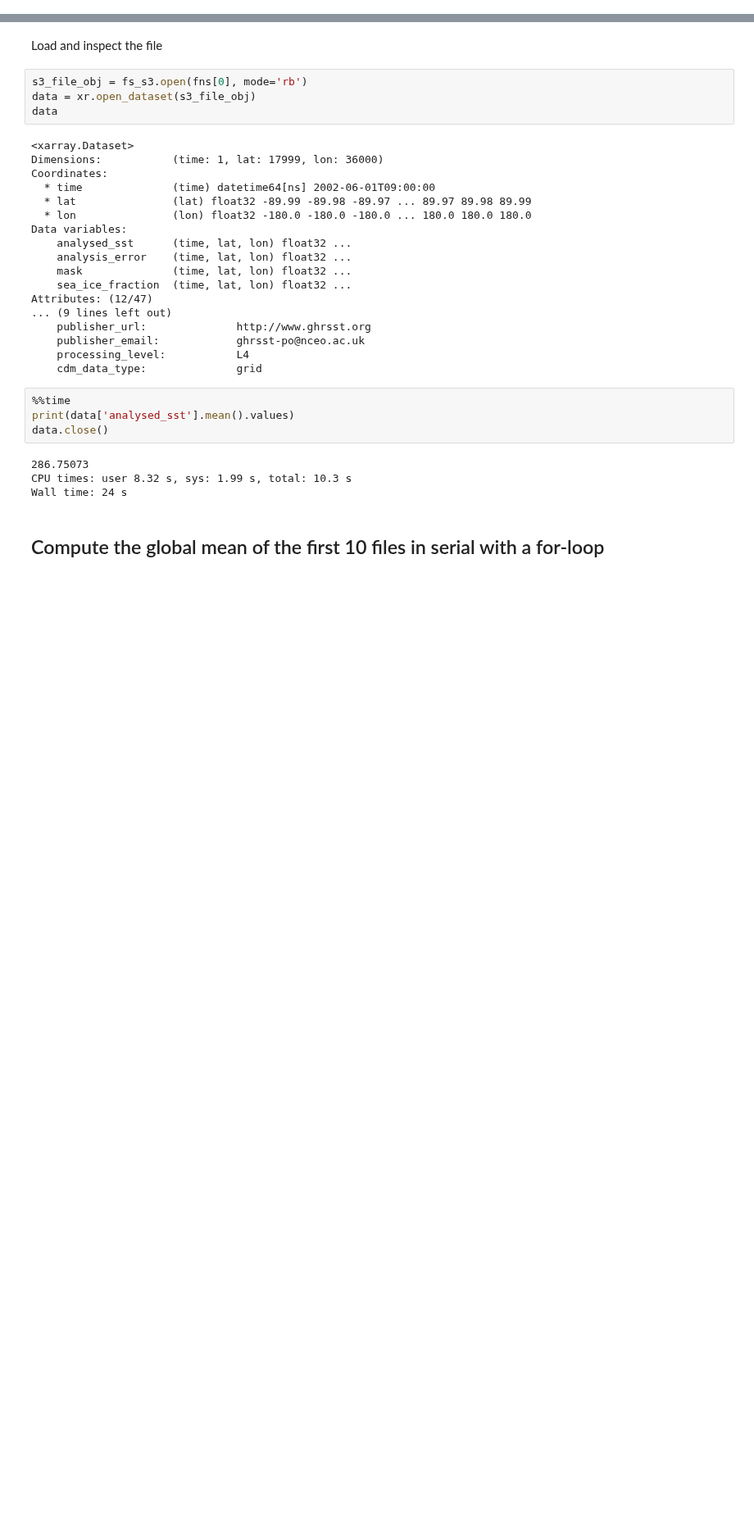
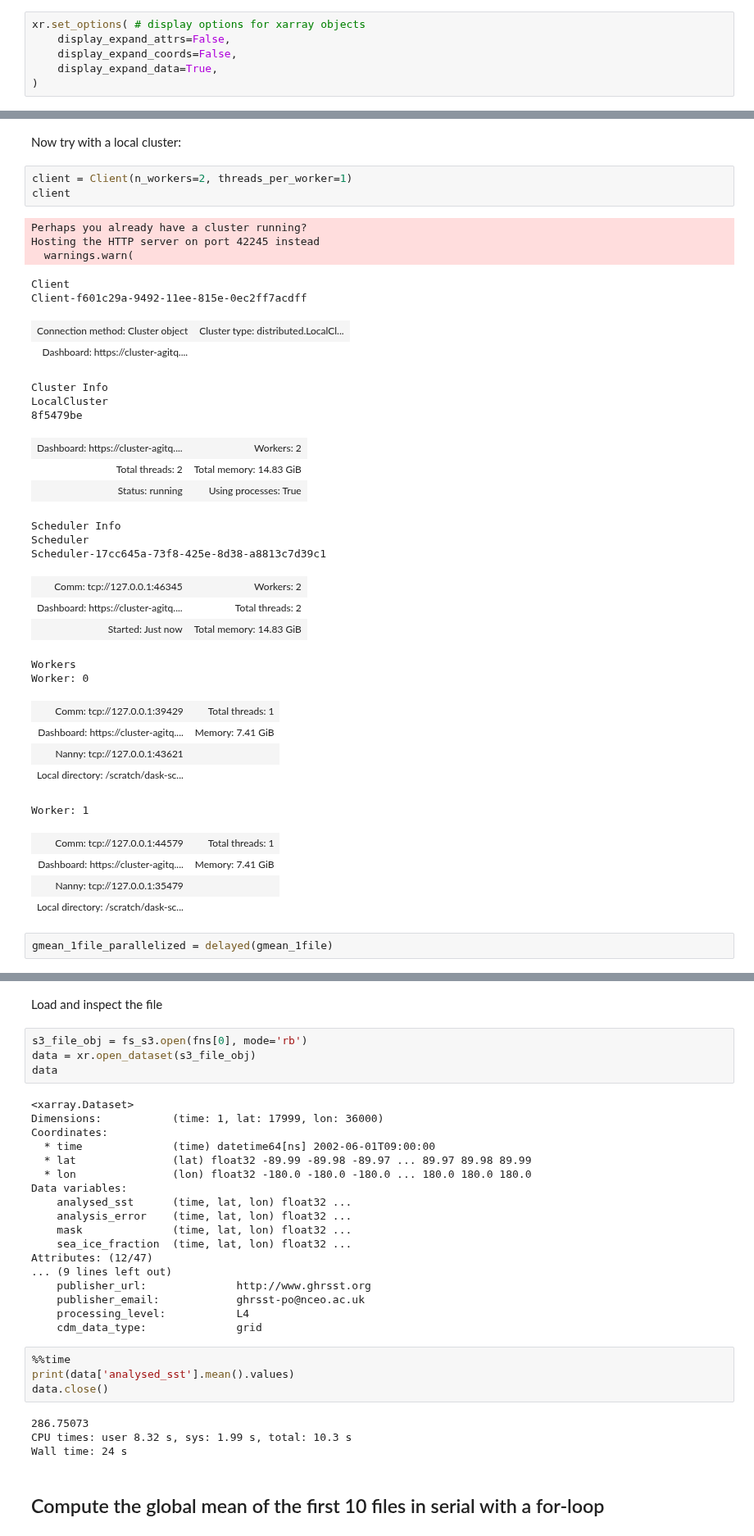
Before and after one commit to DeanHenze/cloud_earthdata, a Jupyter notebook: dask_with_earthdata_starters/basic_dask.ipynb, the cells around one changed output, grey strips where cells are left out. Shown at 82% size. Cells and saved outputs as stored; diff of their text form; blank space fills up the shorter version.

Commit message:
Start example with dask delayed computing global mean SST.

```diff
--- a/dask_with_earthdata_starters/basic_dask.ipynb
+++ b/dask_with_earthdata_starters/basic_dask.ipynb
@@ -37,2 +45,8 @@ from dask.distributed import Client, LocalCluster
 import matplotlib.pyplot as plt
 %matplotlib inline
+# %%
+xr.set_options( # display options for xarray objects
+    display_expand_attrs=False,
+    display_expand_coords=False,
+    display_expand_data=True,
+)
@@ -71,0 +135,38 @@ Example filename:  podaac-ops-cumulus-protected/MUR-JPL-L4-GLOB-v4.1/20020601090
+# %% [markdown]
+Now try with a local cluster:
+# %%
+client = Client(n_workers=2, threads_per_worker=1)
+client
+# %% [output]
+Perhaps you already have a cluster running?
+Hosting the HTTP server on port 42245 instead
+  warnings.warn(
+Client
+Client-f601c29a-9492-11ee-815e-0ec2ff7acdff
+| Connection method: Cluster object | Cluster type: distributed.LocalCl... |
+| Dashboard: https://cluster-agitq.... |  |
+Cluster Info
+LocalCluster
+8f5479be
+| Dashboard: https://cluster-agitq.... | Workers: 2 |
+| Total threads: 2 | Total memory: 14.83 GiB |
+| Status: running | Using processes: True |
+Scheduler Info
+Scheduler
+Scheduler-17cc645a-73f8-425e-8d38-a8813c7d39c1
+| Comm: tcp://127.0.0.1:46345 | Workers: 2 |
+| Dashboard: https://cluster-agitq.... | Total threads: 2 |
+| Started: Just now | Total memory: 14.83 GiB |
+Workers
+Worker: 0
+| Comm: tcp://127.0.0.1:39429 | Total threads: 1 |
+| Dashboard: https://cluster-agitq.... | Memory: 7.41 GiB |
+| Nanny: tcp://127.0.0.1:43621 |  |
+| Local directory: /scratch/dask-sc... |  |
+Worker: 1
+| Comm: tcp://127.0.0.1:44579 | Total threads: 1 |
+| Dashboard: https://cluster-agitq.... | Memory: 7.41 GiB |
+| Nanny: tcp://127.0.0.1:35479 |  |
+| Local directory: /scratch/dask-sc... |  |
+# %%
+gmean_1file_parallelized = delayed(gmean_1file)
```
Also changed, not shown: parts of 22 cells of this notebook.
